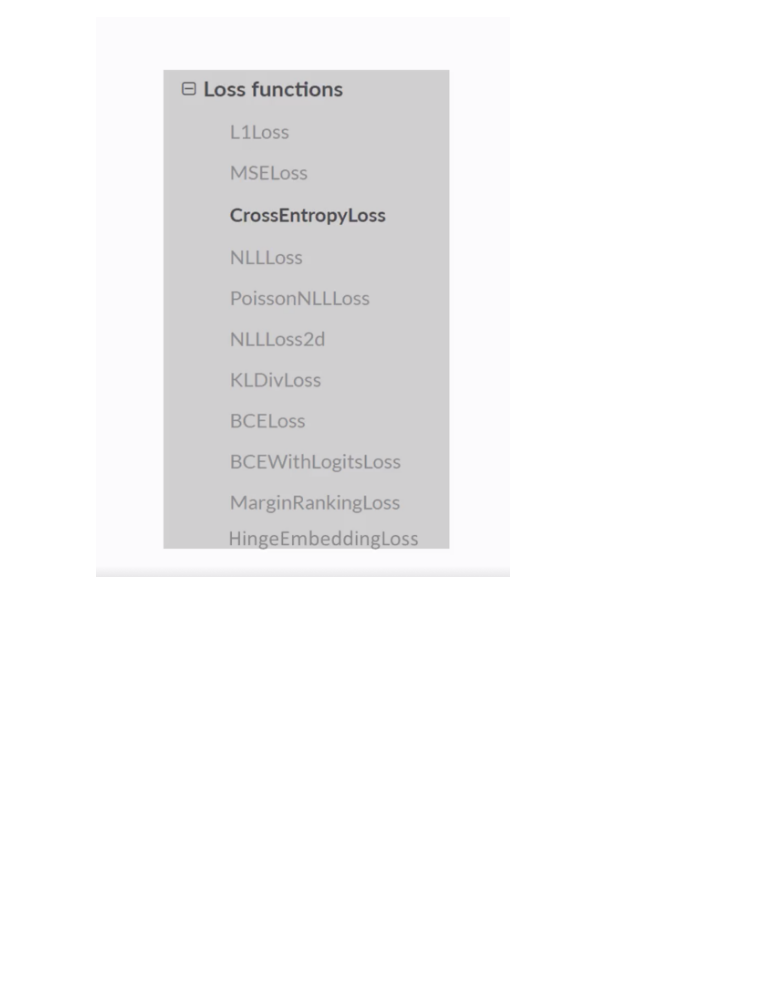
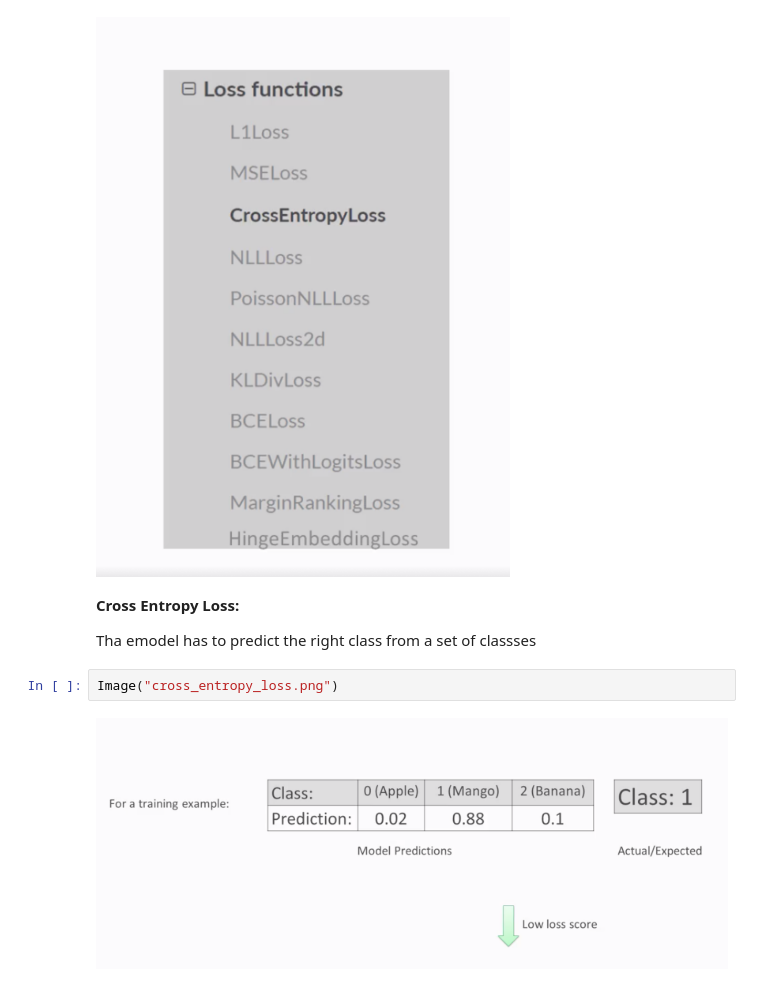
Before and after one commit to saman-rahbar/deep_learning_with_pytorch, a Jupyter notebook: Loss Function and Optimizers in PyTorch.ipynb, the cells around one changed output. Saved outputs shown, nothing was run; the diff lists cells and outputs as text; blank space fills up the shorter version.

```diff
--- a/Loss Function and Optimizers in PyTorch.ipynb
+++ b/Loss Function and Optimizers in PyTorch.ipynb
@@ -20,3 +20,11 @@ Pytorch comes with different types of loss functions. You can also write your ow
 Image("loss_func_pytorch.png")
 # %% [output]
 [figure]
+# %% [markdown]
+**Cross Entropy Loss:**
+
+Tha emodel has to predict the right class from a set of classses
+# %%
+Image("cross_entropy_loss.png")
+# %% [output]
+[figure, added]
```
Also changed, not shown: parts of 5 cells of this notebook, 2 other files.
